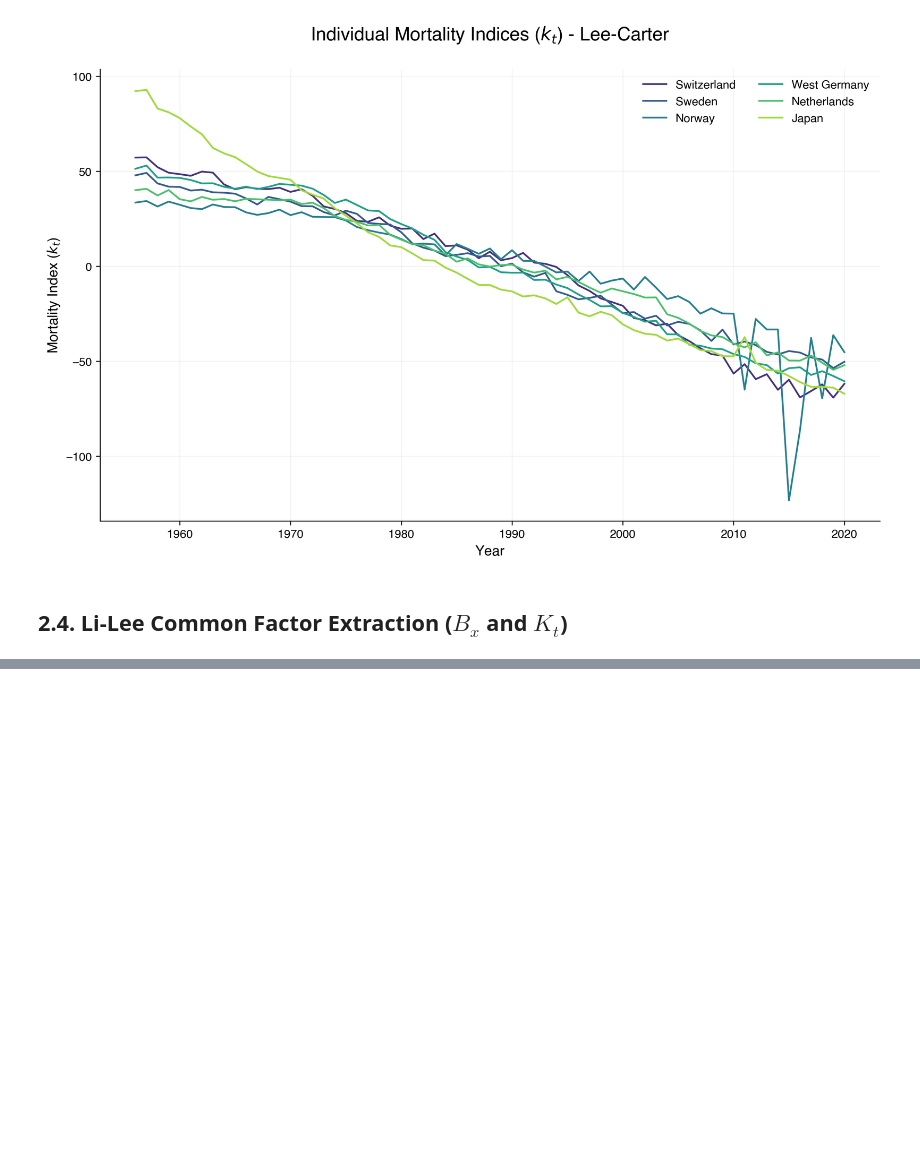
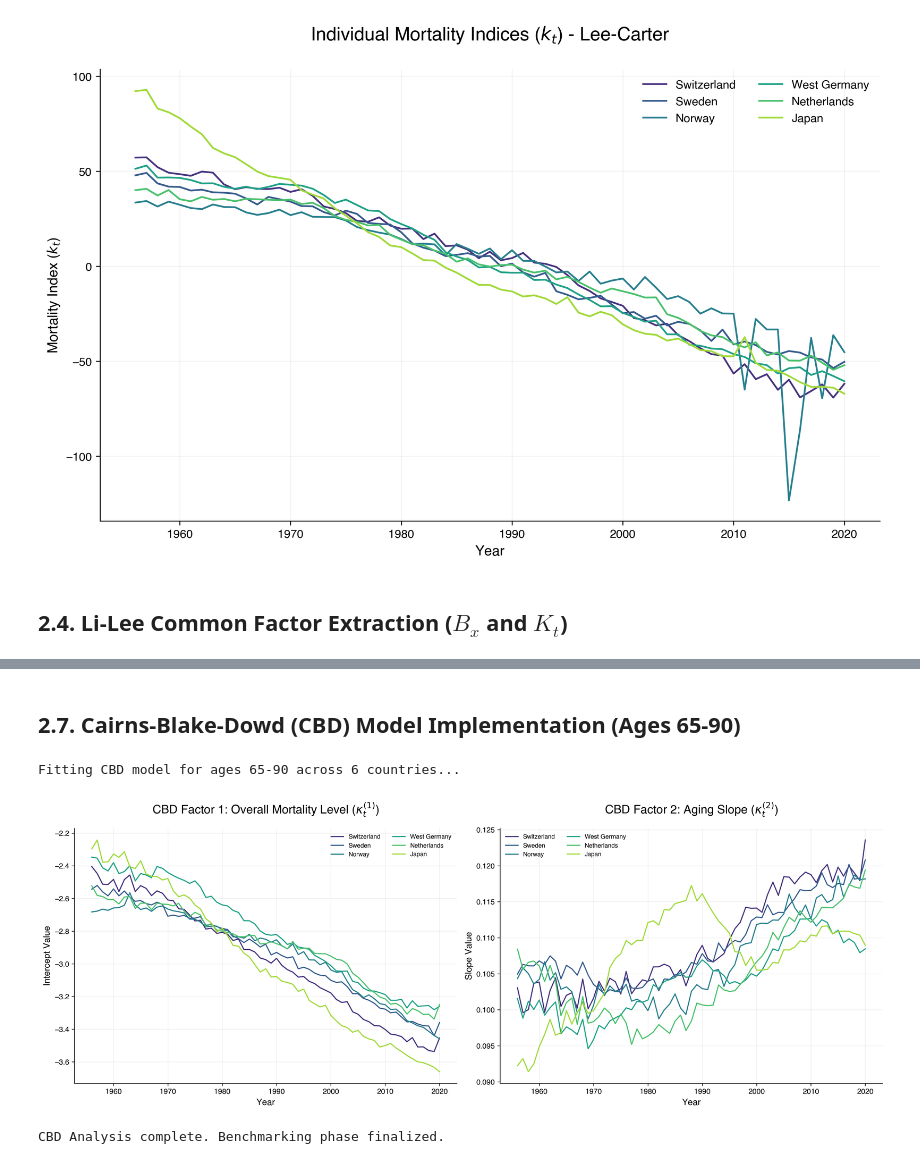
Before and after one commit to davide-rindori/Actuarial-DS-Portfolio, a Jupyter notebook: 04_Multi_Population_Longevity_XAI/notebooks/02_actuarial_benchmarking.ipynb, the cells around one changed output, grey strips where cells are left out. Cells and saved outputs as stored; diff of their text form; code cells hidden in the pictures; blank space fills up the shorter version.

Commit message:
docs: finalize actuarial benchmarking and update research documentation

```diff
--- a/04_Multi_Population_Longevity_XAI/notebooks/02_actuarial_benchmarking.ipynb
+++ b/04_Multi_Population_Longevity_XAI/notebooks/02_actuarial_benchmarking.ipynb
@@ -219,0 +372,66 @@ plt.show()
+# %% [markdown]
+## 2.7. Cairns-Blake-Dowd (CBD) Model Implementation (Ages 65-90)
+# %%
+import numpy as np
+import statsmodels.api as sm
+import matplotlib.pyplot as plt
+
+# 1. Setup Age Range for CBD (Standard is 65-90)
+cbd_ages = np.arange(65, 91)
+age_idx = np.where((AGES >= 65) & (AGES <= 90))[0]
+mean_age = np.mean(cbd_ages)
+
+cbd_results = {}
+
+print(f"Fitting CBD model for ages 65-90 across {len(COUNTRIES)} countries...")
+
+for code, M_i in mx_matrices.items():
+    # Extract mortality rates for the selected ages
+    # We use qx (probability of death) or logit(qx).
+    # For simplicity in benchmarking, we use log(mx) as proxy
+    M_cbd = M_i[age_idx, :]
+
+    k1_t = []
+    k2_t = []
+
+    for t_idx in range(len(YEARS)):
+        y = M_cbd[:, t_idx]
+        # CBD Predictor: log(m_{x,t}) = k1_t + k2_t * (x - mean_age)
+        x = cbd_ages - mean_age
+        X = sm.add_constant(x)
+
+        model = sm.OLS(y, X).fit()
+        k1_t.append(model.params[0])
+        k2_t.append(model.params[1])
+
+    cbd_results[code] = {
+        'k1': np.array(k1_t),
+        'k2': np.array(k2_t)
+    }
+
+# 2. Visualization of CBD Parameters
+fig, (ax1, ax2) = plt.subplots(1, 2, figsize=(16, 6))
+
+for i, (code, res) in enumerate(cbd_results.items()):
+    ax1.plot(YEARS, res['k1'], color=colors[i], label=COUNTRIES[code])
+    ax2.plot(YEARS, res['k2'], color=colors[i], label=COUNTRIES[code])
+
+ax1.set_title("CBD Factor 1: Overall Mortality Level ($\kappa_t^{(1)}$)")
+ax1.set_ylabel("Intercept Value")
+ax2.set_title("CBD Factor 2: Aging Slope ($\kappa_t^{(2)}$)")
+ax2.set_ylabel("Slope Value")
+
+for ax in [ax1, ax2]:
+    ax.set_xlabel("Year")
+    ax.legend(frameon=False, fontsize='small', ncol=2)
+    ax.grid(alpha=0.2)
+
+plt.tight_layout()
+plt.savefig(f"{FIGURES_DIR}fig06_cbd_parameters.png")
+plt.show()
+
+print("CBD Analysis complete. Benchmarking phase finalized.")
+# %% [output]
+Fitting CBD model for ages 65-90 across 6 countries...
+[figure, added]
+CBD Analysis complete. Benchmarking phase finalized.
```
Also changed, not shown: parts of 5 cells of this notebook, 6 other files.
